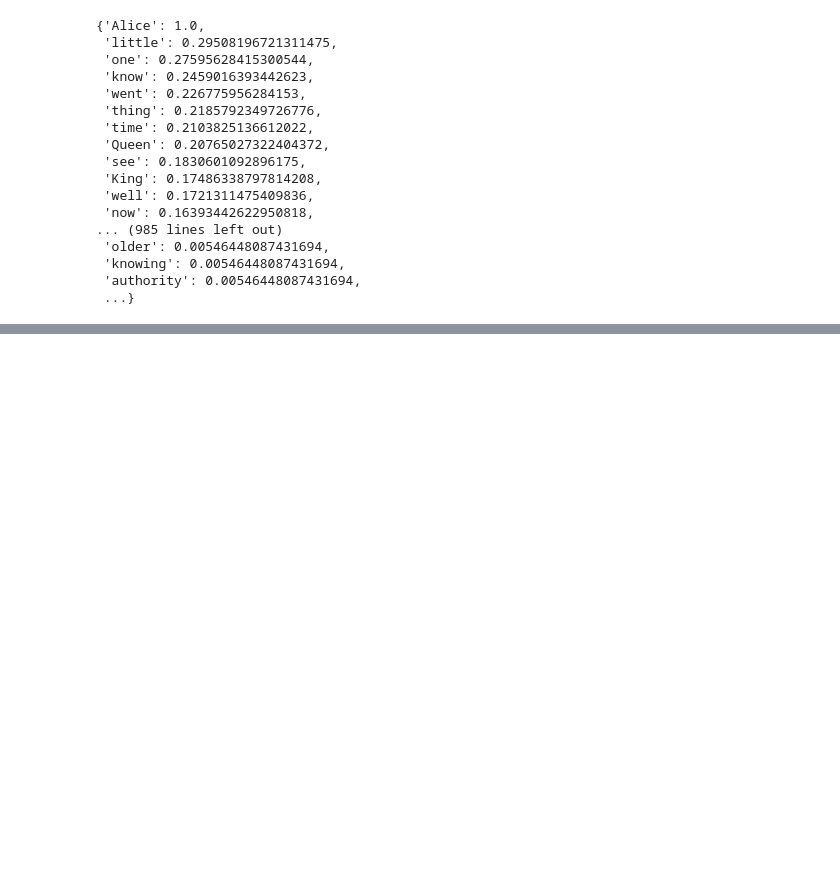
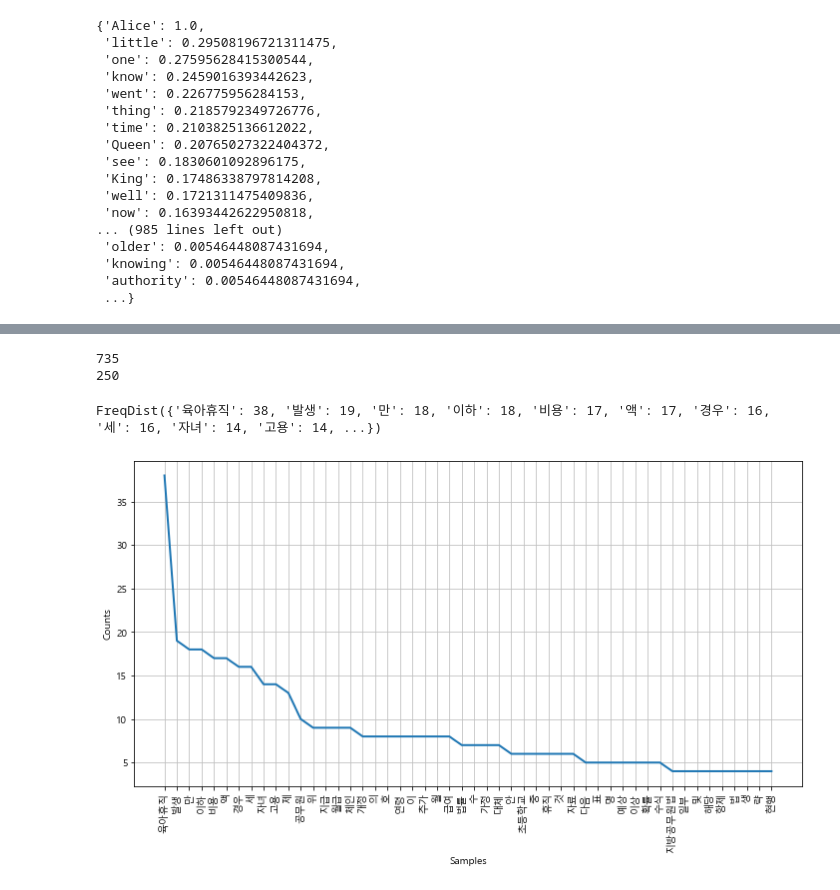
Before and after one commit to highfreshness/SeSAC, a Jupyter notebook: Python_data/10. 자연어 처리 시작하기.ipynb, the cells around one changed output, grey strips where cells are left out. Saved outputs shown, nothing was run; the diff lists cells and outputs as text; code cells hidden in the pictures; blank space fills up the shorter version.

```diff
--- a/Python_data/10. 자연어 처리 시작하기.ipynb
+++ b/Python_data/10. 자연어 처리 시작하기.ipynb
@@ -205,0 +208,4 @@ plt.show()
+# %%
+from konlpy.corpus import kobill
+# files_ko = kobill.fileids()
+doc_ko = kobill.open('1809890.txt').read() # konlpy 내부 예제 중 육아휴직 관련 법안 제 1809890호
@@ -205,0 +216,5 @@ plt.show()
+# %%
+from konlpy.tag import Okt
+okt = Okt()
+tokens_ko = okt.nouns(doc_ko)
+tokens_ko
@@ -205,0 +241,16 @@ plt.show()
+# %%
+ko = nltk.Text(tokens_ko, name='대한민국 국회 의안 제 1809890호')
+# %%
+print(len(ko.tokens)) # 단어 수
+print(len(set(ko.tokens))) # 중복 제외 단어 수
+ko.vocab() # 단어 빈도 수
+# %% [output]
+735
+250
+FreqDist({'육아휴직': 38, '발생': 19, '만': 18, '이하': 18, '비용': 17, '액': 17, '경우': 16, '세': 16, '자녀': 14, '고용': 14, ...})
+# %%
+plt.figure(figsize=(12,6))
+ko.plot(50)
+plt.show()
+# %% [output]
+[figure, added]
```
Also changed, not shown: parts of 68 cells of this notebook, 7 other files.
